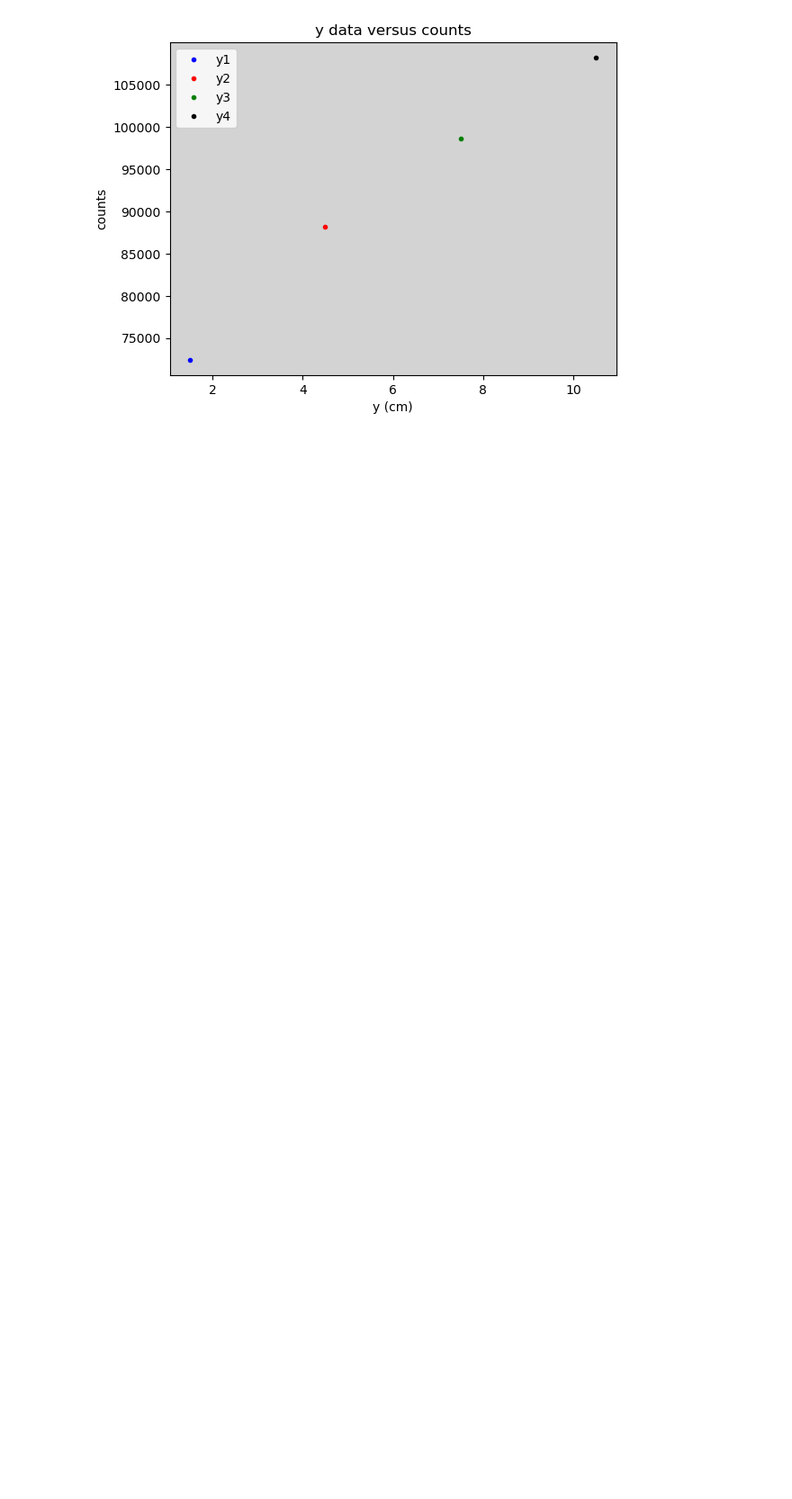
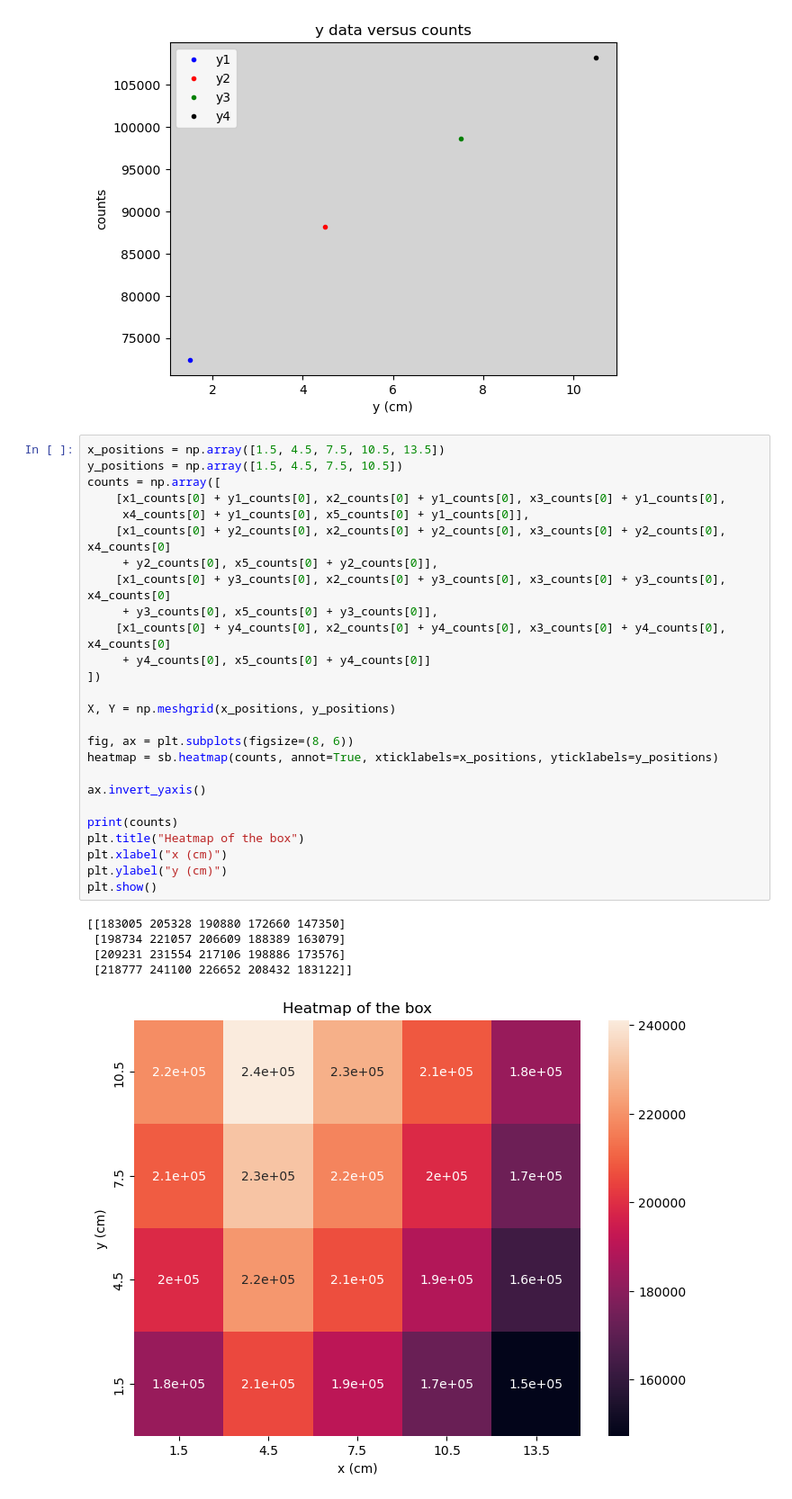
Before and after one commit to jrc-rodriguez/particle_physics, a Jupyter notebook: particle_physics.ipynb, the cells around one changed output. Shown at 90% size. Drawn from its saved outputs; the diff is of its cells as text; blank space fills up the shorter version.

Commit message:
made heatmap of the box

```diff
--- a/particle_physics.ipynb
+++ b/particle_physics.ipynb
@@ -250,3 +251,35 @@ plt.xlabel("y (cm)")
 plt.show()
 # %% [output]
 [figure]
+# %%
+x_positions = np.array([1.5, 4.5, 7.5, 10.5, 13.5])
+y_positions = np.array([1.5, 4.5, 7.5, 10.5])
+counts = np.array([
+    [x1_counts[0] + y1_counts[0], x2_counts[0] + y1_counts[0], x3_counts[0] + y1_counts[0],
+     x4_counts[0] + y1_counts[0], x5_counts[0] + y1_counts[0]],
+    [x1_counts[0] + y2_counts[0], x2_counts[0] + y2_counts[0], x3_counts[0] + y2_counts[0], x4_counts[0]
+     + y2_counts[0], x5_counts[0] + y2_counts[0]],
+    [x1_counts[0] + y3_counts[0], x2_counts[0] + y3_counts[0], x3_counts[0] + y3_counts[0], x4_counts[0]
+     + y3_counts[0], x5_counts[0] + y3_counts[0]],
+    [x1_counts[0] + y4_counts[0], x2_counts[0] + y4_counts[0], x3_counts[0] + y4_counts[0], x4_counts[0]
+     + y4_counts[0], x5_counts[0] + y4_counts[0]]
+])
+
+X, Y = np.meshgrid(x_positions, y_positions)
+
+fig, ax = plt.subplots(figsize=(8, 6))
+heatmap = sb.heatmap(counts, annot=True, xticklabels=x_positions, yticklabels=y_positions)
+
+ax.invert_yaxis()
+
+print(counts)
+plt.title("Heatmap of the box")
+plt.xlabel("x (cm)")
+plt.ylabel("y (cm)")
+plt.show()
+# %% [output]
+[[183005 205328 190880 172660 147350]
+ [198734 221057 206609 188389 163079]
+ [209231 231554 217106 198886 173576]
+ [218777 241100 226652 208432 183122]]
+[figure, added]
```
Also changed, not shown: parts of 1 cell of this notebook, 1 other file.
